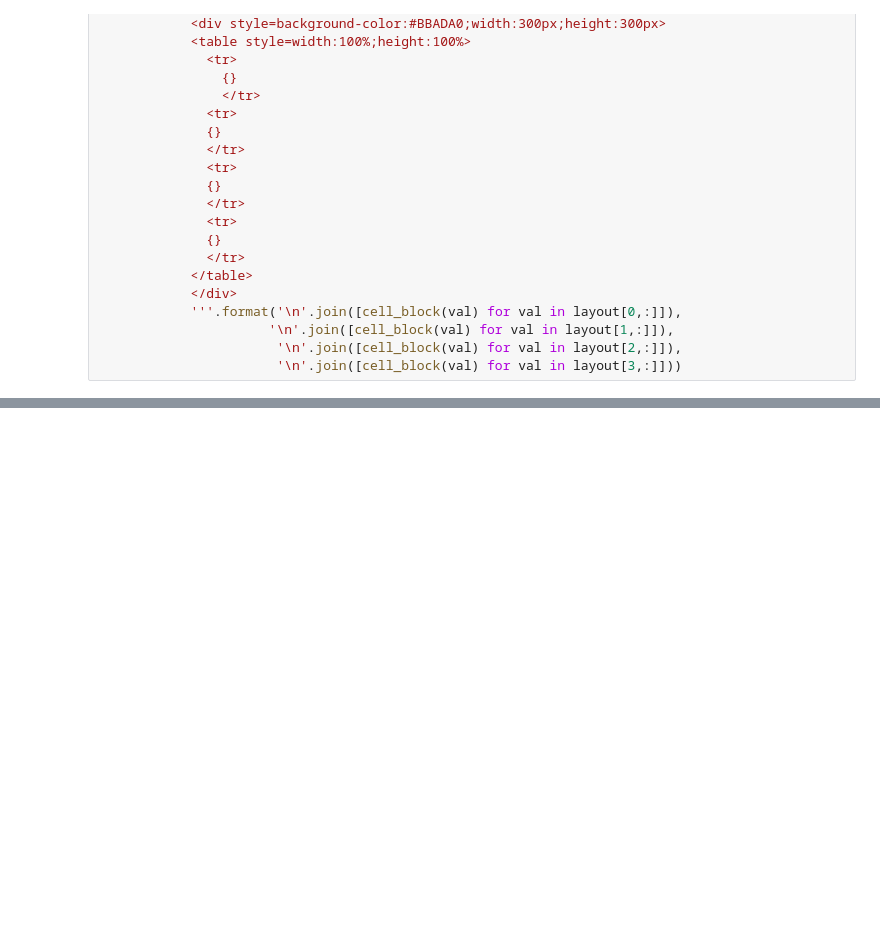
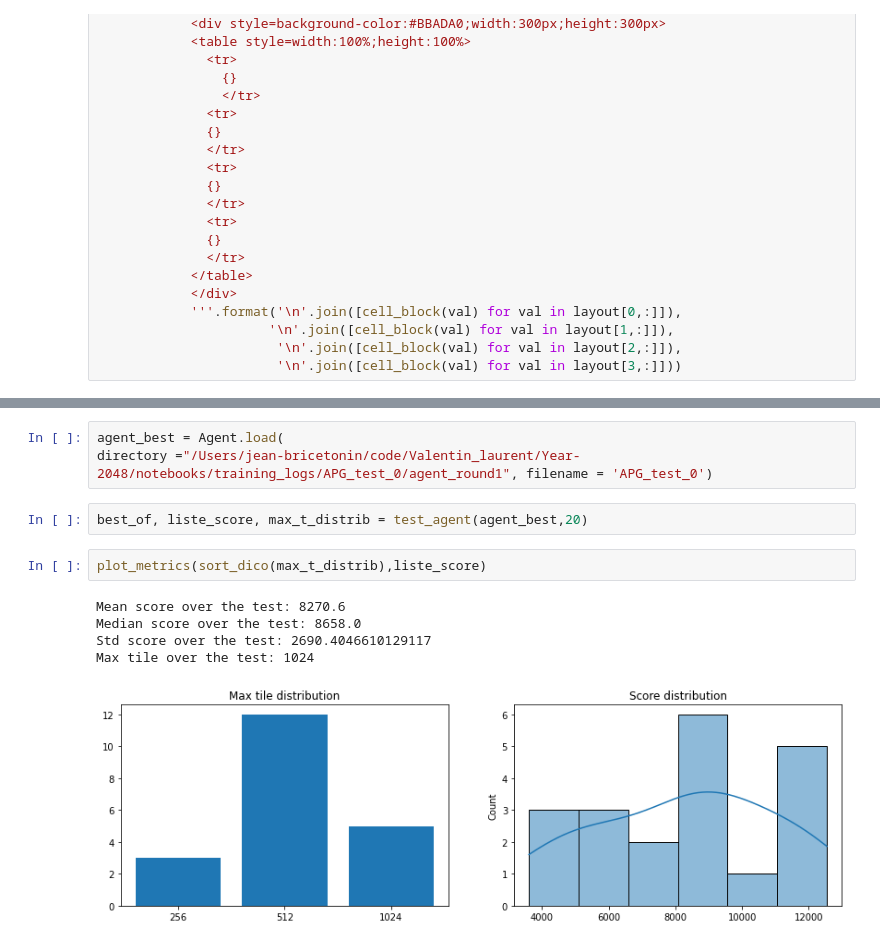
Before and after one commit to Valentin-Laurent/Year-2048, a Jupyter notebook: notebooks/exploration_2048_jb.ipynb, the cells around one changed output, grey strips where cells are left out. Drawn from its saved outputs; the diff is of its cells as text; blank space fills up the shorter version.

Commit message:
notebook with more viz

```diff
--- a/notebooks/exploration_2048_jb.ipynb
+++ b/notebooks/exploration_2048_jb.ipynb
@@ -351,0 +344,13 @@ Move number: 103
+# %%
+agent_best = Agent.load(
+directory ="/Users/jean-bricetonin/code/Valentin_laurent/Year-2048/notebooks/training_logs/APG_test_0/agent_round1", filename = 'APG_test_0')
+# %%
+best_of, liste_score, max_t_distrib = test_agent(agent_best,20)
+# %%
+plot_metrics(sort_dico(max_t_distrib),liste_score)
+# %% [output]
+Mean score over the test: 8270.6
+Median score over the test: 8658.0
+Std score over the test: 2690.4046610129117
+Max tile over the test: 1024
+[figure, added]
```
Also changed, not shown: parts of 5 cells of this notebook, 1 other file.
